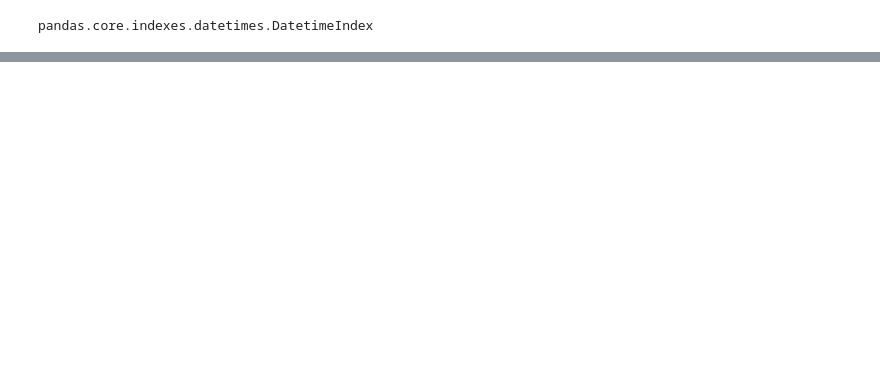
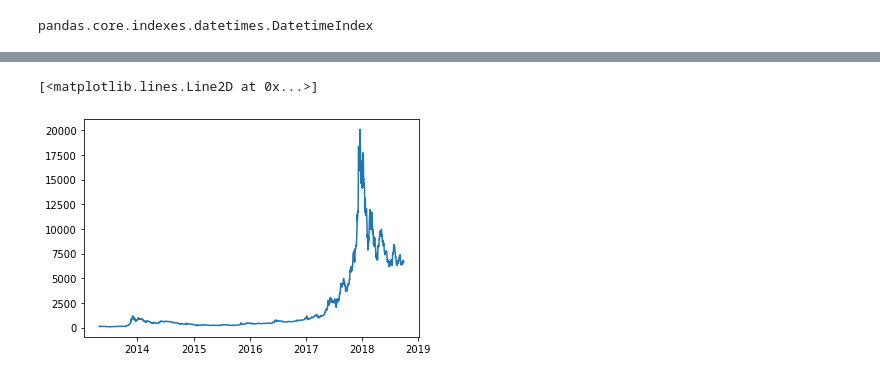
Before and after one commit to samjdedes/time_series_analysis, a Jupyter notebook: notebooks/EDA.ipynb, the cells around one changed output, grey strips where cells are left out. Drawn from its saved outputs; the diff is of its cells as text; code cells hidden in the pictures; blank space fills up the shorter version.

```diff
--- a/notebooks/EDA.ipynb
+++ b/notebooks/EDA.ipynb
@@ -708,0 +692,6 @@ btcM
+# %%
+fig, ax = plt.subplots()
+ax.plot(btc.index, btc.High)
+# %% [output]
+[<matplotlib.lines.Line2D at 0x...>]
+[figure, added]
```
Also changed, not shown: parts of 31 cells of this notebook.
